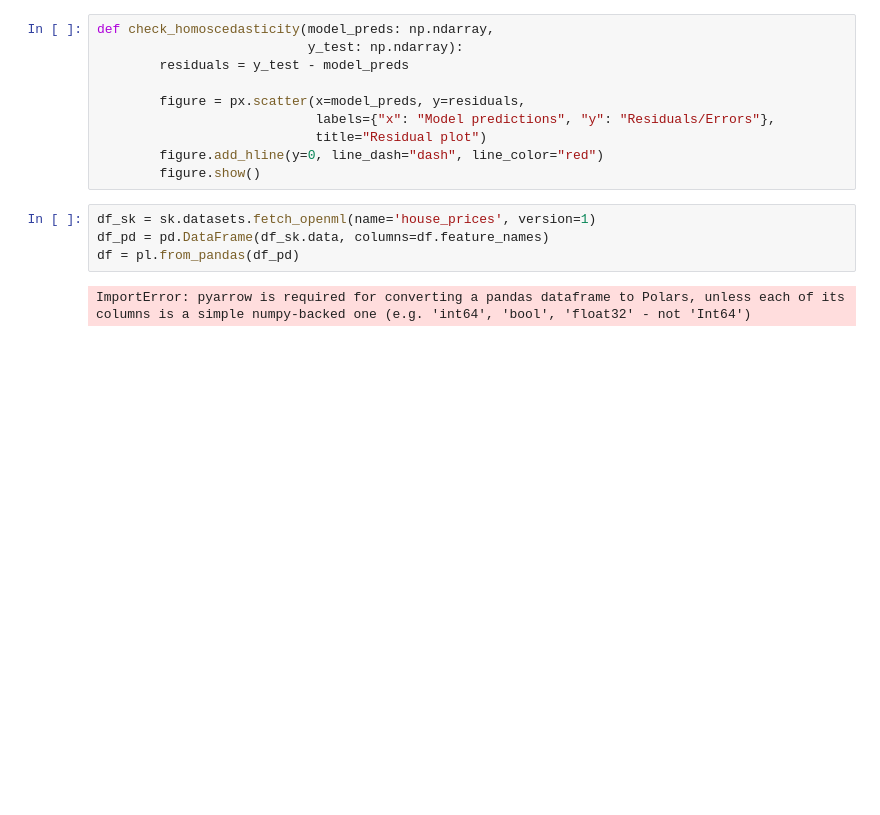
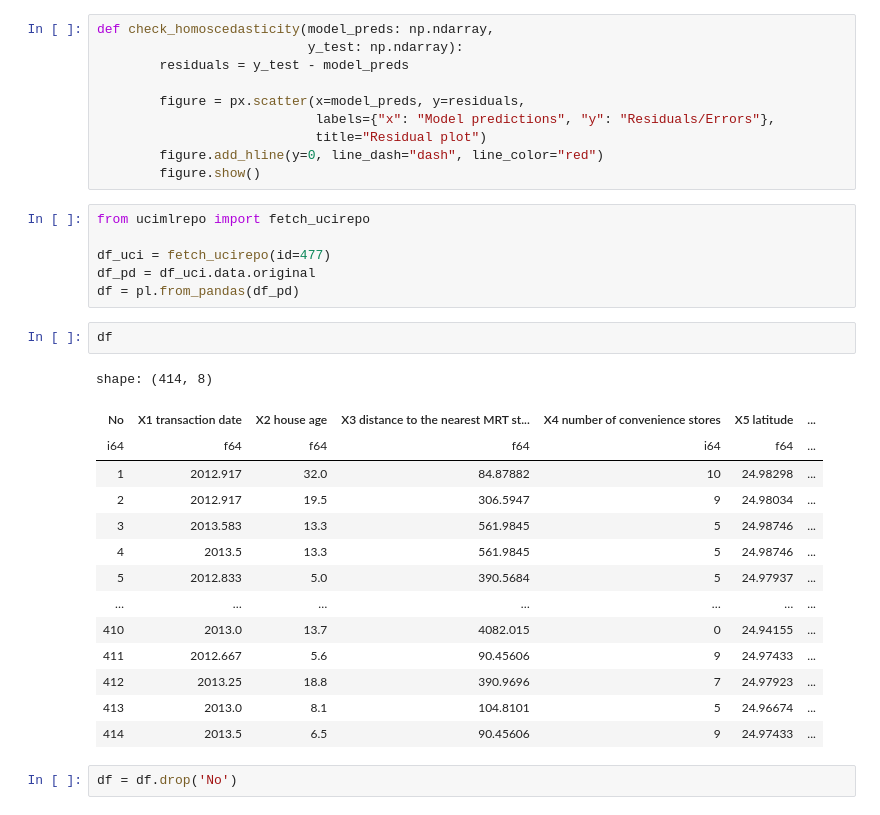
Before and after one commit to adrinorosario/ml-kit, a Jupyter notebook: supervised learning/regression analysis/multiple linear regression.ipynb, the cells around one changed output. Saved outputs shown, nothing was run; the diff lists cells and outputs as text; blank space fills up the shorter version.

```diff
--- a/supervised learning/regression analysis/multiple linear regression.ipynb
+++ b/supervised learning/regression analysis/multiple linear regression.ipynb
@@ -24,8 +24,27 @@ def check_homoscedasticity(model_preds: np.ndarray,
         figure.add_hline(y=0, line_dash="dash", line_color="red")
         figure.show()
 # %%
-df_sk = sk.datasets.fetch_openml(name='house_prices', version=1)
-df_pd = pd.DataFrame(df_sk.data, columns=df.feature_names)
+from ucimlrepo import fetch_ucirepo
+
+df_uci = fetch_ucirepo(id=477)
+df_pd = df_uci.data.original
 df = pl.from_pandas(df_pd)
-# %% [output]
-ImportError: pyarrow is required for converting a pandas dataframe to Polars, unless each of its columns is a simple numpy-backed one (e.g. 'int64', 'bool', 'float32' - not 'Int64')
+# %%
+df
+# %% [output]
+shape: (414, 8)
+| No | X1 transaction date | X2 house age | X3 distance to the nearest MRT st... | X4 number of convenience stores | X5 latitude | ... |
+| i64 | f64 | f64 | f64 | i64 | f64 | ... |
+| 1 | 2012.917 | 32.0 | 84.87882 | 10 | 24.98298 | ... |
+| 2 | 2012.917 | 19.5 | 306.5947 | 9 | 24.98034 | ... |
+| 3 | 2013.583 | 13.3 | 561.9845 | 5 | 24.98746 | ... |
+| 4 | 2013.5 | 13.3 | 561.9845 | 5 | 24.98746 | ... |
+| 5 | 2012.833 | 5.0 | 390.5684 | 5 | 24.97937 | ... |
+| … | … | … | … | … | … | ... |
+| 410 | 2013.0 | 13.7 | 4082.015 | 0 | 24.94155 | ... |
+| 411 | 2012.667 | 5.6 | 90.45606 | 9 | 24.97433 | ... |
+| 412 | 2013.25 | 18.8 | 390.9696 | 7 | 24.97923 | ... |
+| 413 | 2013.0 | 8.1 | 104.8101 | 5 | 24.96674 | ... |
+| 414 | 2013.5 | 6.5 | 90.45606 | 9 | 24.97433 | ... |
+# %%
+df = df.drop('No')
```
Also changed, not shown: parts of 10 cells of this notebook, 3 other files.
